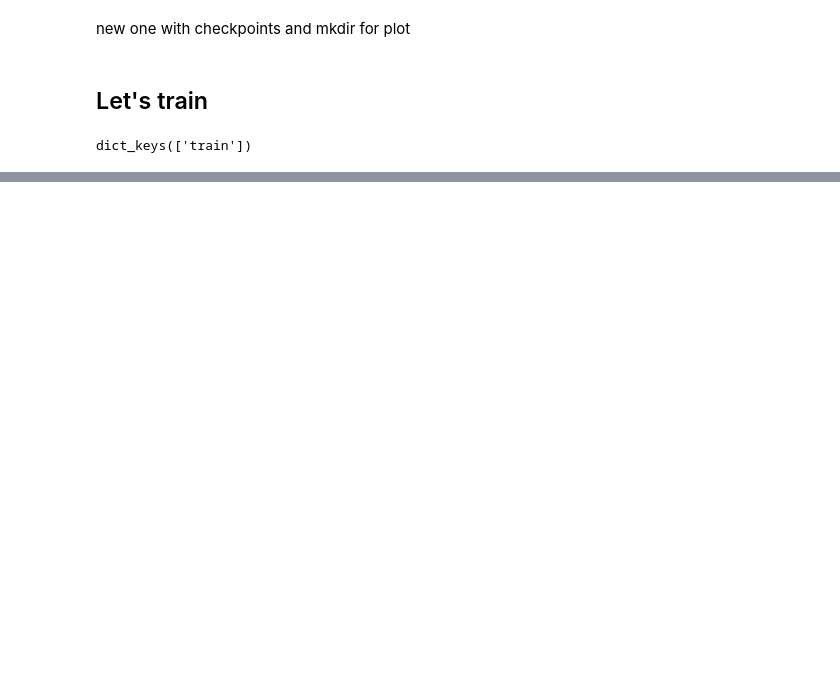
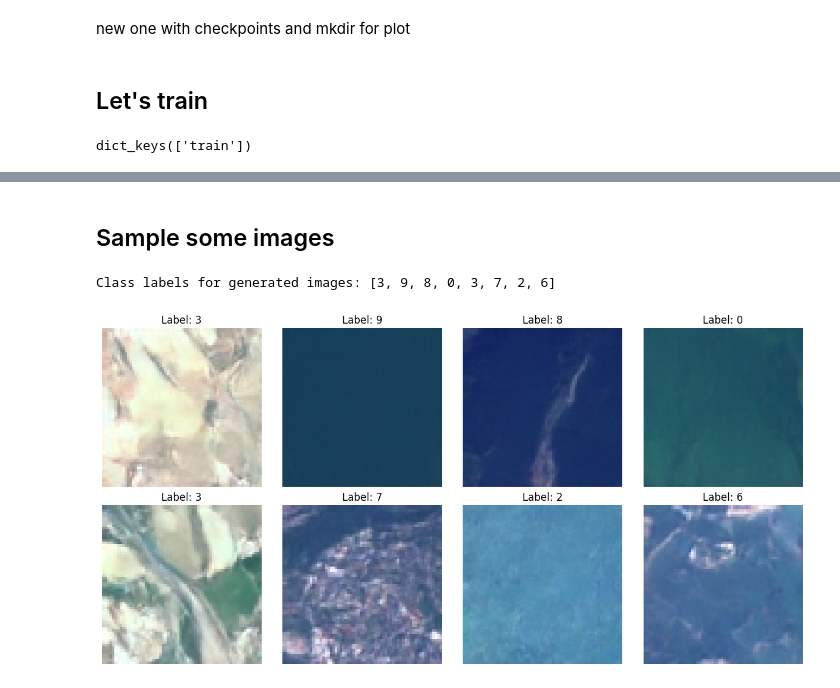
Before and after one commit to otausendschoen/Image_Classification_Diffusion-Augmentation, a Jupyter notebook: Codes/Copy_of_01_diffusion_model_training_checkpoints.ipynb, the cells around one changed output, grey strips where cells are left out. Drawn from its saved outputs; the diff is of its cells as text; code cells hidden in the pictures; blank space fills up the shorter version.

Commit message:
Created full diffusion Pipeline. Working correctly, in the process of training it for more epochs and predicting more images

```diff
--- a/Codes/Copy_of_01_diffusion_model_training_checkpoints.ipynb
+++ b/Codes/Copy_of_01_diffusion_model_training_checkpoints.ipynb
@@ -484,0 +489,2 @@ ValueError: class_labels should be provided when doing class conditioning
+# %% [markdown]
+## Sample some images
@@ -484,0 +501,50 @@ ValueError: class_labels should be provided when doing class conditioning
+# %%
+import torch
+from torchvision import transforms
+import matplotlib.pyplot as plt
+
+# 1. Sampling settings
+batch_size = 8
+image_size = 64  # assuming your images are 64x64
+generator = torch.manual_seed(42)  # reproducible random noise
+
+# 2. Prepare random noise
+generator = torch.Generator(device="cuda").manual_seed(42)
+noise = torch.randn(batch_size, 3, image_size, image_size, device="cuda", generator=generator)
+
+# 3. Prepare timesteps
+timesteps = torch.full((batch_size,), noise_scheduler.config.num_train_timesteps - 1, device="cuda", dtype=torch.long)
+
+# 4. Choose random or specific class labels
+# ⚡ Option A: random classes
+class_labels = torch.randint(0, 10, (batch_size,), device="cuda")
+
+# ⚡ Option B: generate all images from a specific class (e.g., label 5)
+# class_labels = torch.full((batch_size,), 5, device="cuda", dtype=torch.long)
+
+print("Class labels for generated images:", class_labels.tolist())
+
+# 5. Run the sampling
+model.eval()
+sample = noise
+for t in reversed(range(noise_scheduler.config.num_train_timesteps)):
+    timesteps.fill_(t)
+    with torch.no_grad():
+        noise_pred = model(sample, timesteps, class_labels=class_labels).sample
+    sample = noise_scheduler.step(noise_pred, t, sample).prev_sample
+
+# 6. Denormalize: [-1, 1] → [0, 1]
+sample = (sample / 2 + 0.5).clamp(0, 1)
+
+# 7. Plot the results
+fig, axs = plt.subplots(2, 4, figsize=(12, 6))
+for i in range(batch_size):
+    img = transforms.ToPILImage()(sample[i].cpu())
+    axs[i//4, i%4].imshow(img)
+    axs[i//4, i%4].set_title(f"Label: {class_labels[i].item()}")
+    axs[i//4, i%4].axis('off')
+plt.tight_layout()
+plt.show()
+# %% [output]
+Class labels for generated images: [3, 9, 8, 0, 3, 7, 2, 6]
+[figure, added]
```
Also changed, not shown: parts of 11 cells of this notebook.
